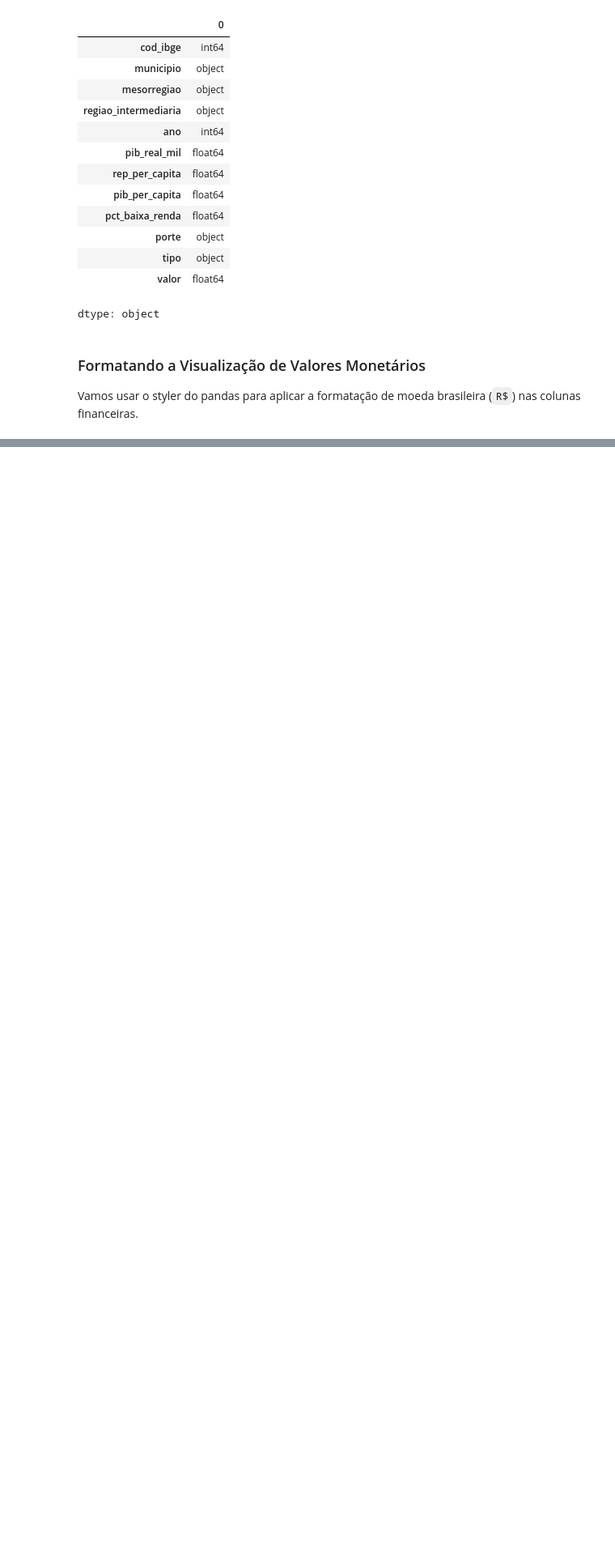
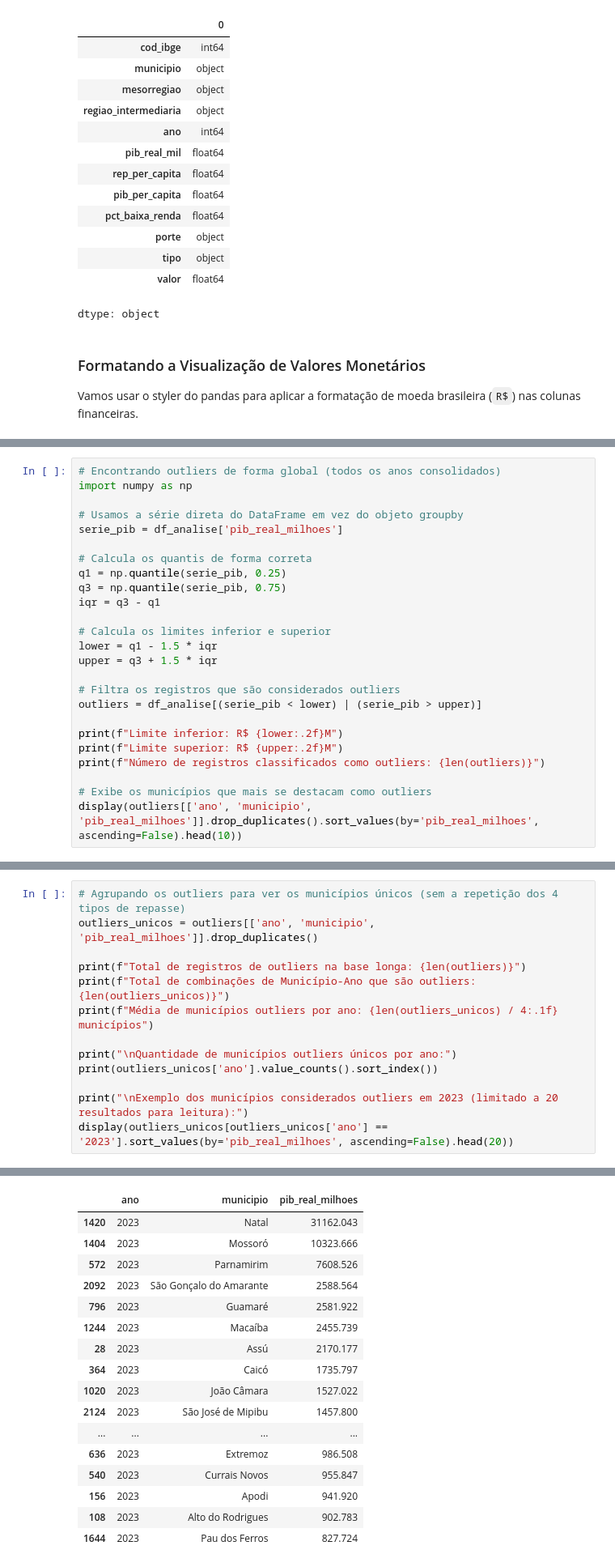
Before and after one commit to Renata-Nascimento/Projeto-U02-CD, a Jupyter notebook: notebooks/02_limpeza_eda.ipynb, the cells around one changed output, grey strips where cells are left out. Shown at 81% size. Cells and saved outputs as stored; diff of their text form; blank space fills up the shorter version.

Commit message:
continuação da limpeza dos dados e detecção de outliers

```diff
--- a/notebooks/02_limpeza_eda.ipynb
+++ b/notebooks/02_limpeza_eda.ipynb
@@ -252,0 +286,25 @@ repasses.pivot_table(index='ano', columns='tipo', values='cod_ibge', aggfunc='nu
+# %%
+# Encontrando outliers de forma global (todos os anos consolidados)
+import numpy as np
+
+# Usamos a série direta do DataFrame em vez do objeto groupby
+serie_pib = df_analise['pib_real_milhoes']
+
+# Calcula os quantis de forma correta
+q1 = np.quantile(serie_pib, 0.25)
+q3 = np.quantile(serie_pib, 0.75)
+iqr = q3 - q1
+
+# Calcula os limites inferior e superior
+lower = q1 - 1.5 * iqr
+upper = q3 + 1.5 * iqr
+
+# Filtra os registros que são considerados outliers
+outliers = df_analise[(serie_pib < lower) | (serie_pib > upper)]
+
+print(f"Limite inferior: R$ {lower:.2f}M")
+print(f"Limite superior: R$ {upper:.2f}M")
+print(f"Número de registros classificados como outliers: {len(outliers)}")
+
+# Exibe os municípios que mais se destacam como outliers
+display(outliers[['ano', 'municipio', 'pib_real_milhoes']].drop_duplicates().sort_values(by='pib_real_milhoes', ascending=False).head(10))
@@ -252,0 +326,14 @@ repasses.pivot_table(index='ano', columns='tipo', values='cod_ibge', aggfunc='nu
+# %%
+# Agrupando os outliers para ver os municípios únicos (sem a repetição dos 4 tipos de repasse)
+outliers_unicos = outliers[['ano', 'municipio', 'pib_real_milhoes']].drop_duplicates()
+
+print(f"Total de registros de outliers na base longa: {len(outliers)}")
+print(f"Total de combinações de Município-Ano que são outliers: {len(outliers_unicos)}")
+print(f"Média de municípios outliers por ano: {len(outliers_unicos) / 4:.1f} municípios")
+
+print("\nQuantidade de municípios outliers únicos por ano:")
+print(outliers_unicos['ano'].value_counts().sort_index())
+
+print("\nExemplo dos municípios considerados outliers em 2023 (limitado a 20 resultados para leitura):")
+display(outliers_unicos[outliers_unicos['ano'] == '2023'].sort_values(by='pib_real_milhoes', ascending=False).head(20))
+# %% [output]
@@ -252,0 +353,17 @@ repasses.pivot_table(index='ano', columns='tipo', values='cod_ibge', aggfunc='nu
+|  | ano | municipio | pib_real_milhoes |
+| 1420 | 2023 | Natal | 31162.043 |
+| 1404 | 2023 | Mossoró | 10323.666 |
+| 572 | 2023 | Parnamirim | 7608.526 |
+| 2092 | 2023 | São Gonçalo do Amarante | 2588.564 |
+| 796 | 2023 | Guamaré | 2581.922 |
+| 1244 | 2023 | Macaíba | 2455.739 |
+| 28 | 2023 | Assú | 2170.177 |
+| 364 | 2023 | Caicó | 1735.797 |
+| 1020 | 2023 | João Câmara | 1527.022 |
+| 2124 | 2023 | São José de Mipibu | 1457.800 |
+| ... | ... | ... | ... |
+| 636 | 2023 | Extremoz | 986.508 |
+| 540 | 2023 | Currais Novos | 955.847 |
+| 156 | 2023 | Apodi | 941.920 |
+| 108 | 2023 | Alto do Rodrigues | 902.783 |
+| 1644 | 2023 | Pau dos Ferros | 827.724 |
```
Also changed, not shown: parts of 8 cells of this notebook.
